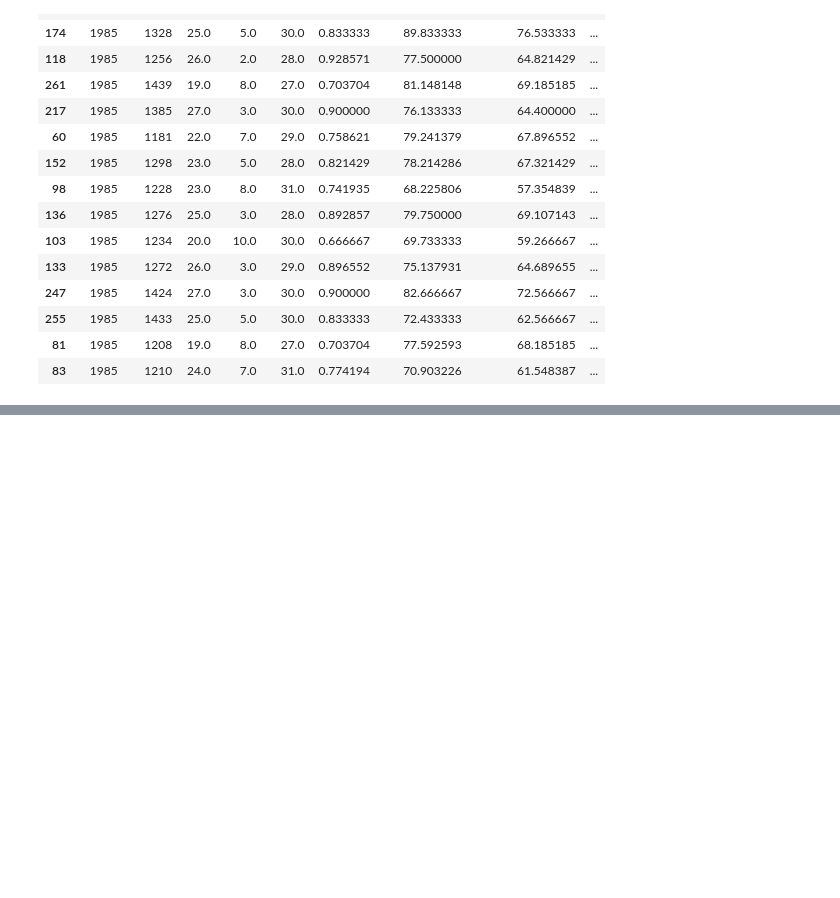
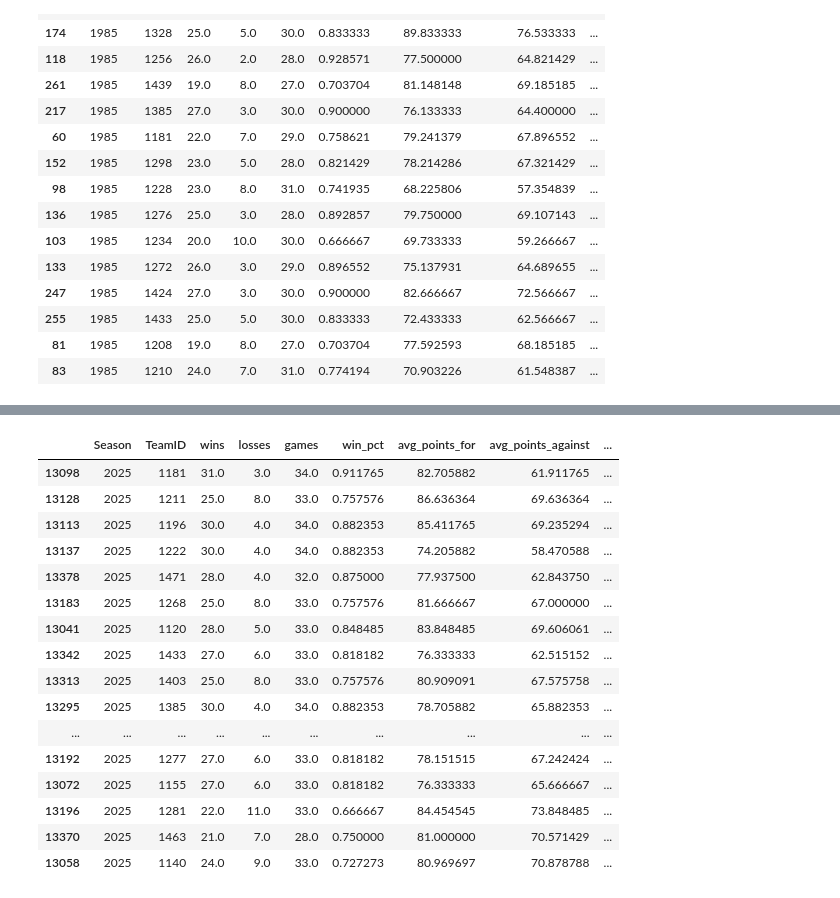
Before and after one commit to Andreachurchwell/march-madness-bracket-simulator, a Jupyter notebook: notebooks/exploration.ipynb, the cells around one changed output, grey strips where cells are left out. Drawn from its saved outputs; the diff is of its cells as text; code cells hidden in the pictures; blank space fills up the shorter version.

Commit message:
found stopping point for sunday before bracket is announced

```diff
--- a/notebooks/exploration.ipynb
+++ b/notebooks/exploration.ipynb
@@ -253,0 +256,6 @@ team_features_named[team_features_named["Season"] == 1985].sort_values(
+# %%
+team_features_named = team_features.merge(
+    data["teams"][["TeamID", "TeamName"]],
+    on="TeamID",
+    how="left"
+)
@@ -253,0 +271,6 @@ team_features_named[team_features_named["Season"] == 1985].sort_values(
+# %%
+team_features_named = team_features_named.merge(
+    data["seeds"],
+    on=["Season", "TeamID"],
+    how="left"
+)
@@ -253,0 +291,22 @@ team_features_named[team_features_named["Season"] == 1985].sort_values(
+# %%
+team_features_named[team_features_named["Season"] == 2025].sort_values(
+    "avg_scoring_margin", ascending=False
+).head(20)
+# %% [output]
+|  | Season | TeamID | wins | losses | games | win_pct | avg_points_for | avg_points_against | ... |
+| 13098 | 2025 | 1181 | 31.0 | 3.0 | 34.0 | 0.911765 | 82.705882 | 61.911765 | ... |
+| 13128 | 2025 | 1211 | 25.0 | 8.0 | 33.0 | 0.757576 | 86.636364 | 69.636364 | ... |
+| 13113 | 2025 | 1196 | 30.0 | 4.0 | 34.0 | 0.882353 | 85.411765 | 69.235294 | ... |
+| 13137 | 2025 | 1222 | 30.0 | 4.0 | 34.0 | 0.882353 | 74.205882 | 58.470588 | ... |
+| 13378 | 2025 | 1471 | 28.0 | 4.0 | 32.0 | 0.875000 | 77.937500 | 62.843750 | ... |
+| 13183 | 2025 | 1268 | 25.0 | 8.0 | 33.0 | 0.757576 | 81.666667 | 67.000000 | ... |
+| 13041 | 2025 | 1120 | 28.0 | 5.0 | 33.0 | 0.848485 | 83.848485 | 69.606061 | ... |
+| 13342 | 2025 | 1433 | 27.0 | 6.0 | 33.0 | 0.818182 | 76.333333 | 62.515152 | ... |
+| 13313 | 2025 | 1403 | 25.0 | 8.0 | 33.0 | 0.757576 | 80.909091 | 67.575758 | ... |
+| 13295 | 2025 | 1385 | 30.0 | 4.0 | 34.0 | 0.882353 | 78.705882 | 65.882353 | ... |
+| ... | ... | ... | ... | ... | ... | ... | ... | ... | ... |
+| 13192 | 2025 | 1277 | 27.0 | 6.0 | 33.0 | 0.818182 | 78.151515 | 67.242424 | ... |
+| 13072 | 2025 | 1155 | 27.0 | 6.0 | 33.0 | 0.818182 | 76.333333 | 65.666667 | ... |
+| 13196 | 2025 | 1281 | 22.0 | 11.0 | 33.0 | 0.666667 | 84.454545 | 73.848485 | ... |
+| 13370 | 2025 | 1463 | 21.0 | 7.0 | 28.0 | 0.750000 | 81.000000 | 70.571429 | ... |
+| 13058 | 2025 | 1140 | 24.0 | 9.0 | 33.0 | 0.727273 | 80.969697 | 70.878788 | ... |
```
Also changed, not shown: parts of 4 cells of this notebook, 1 other file.
